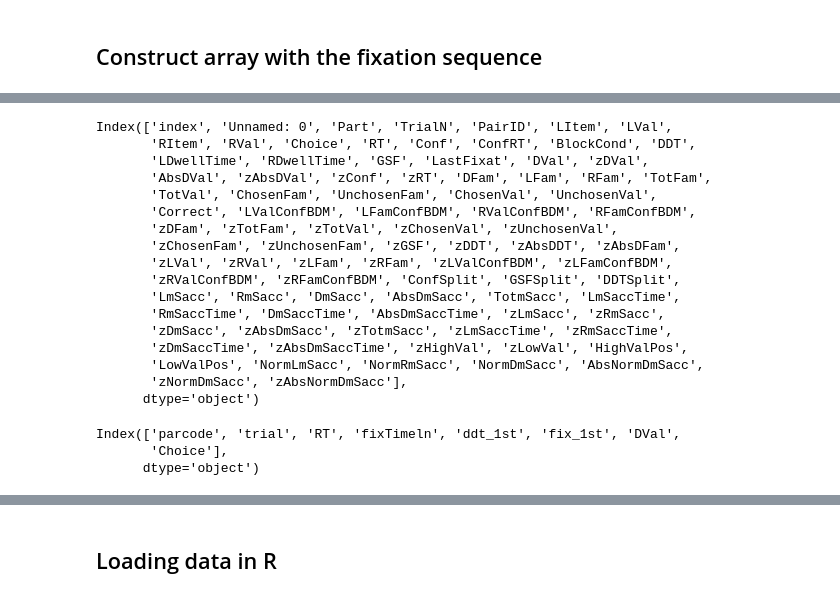
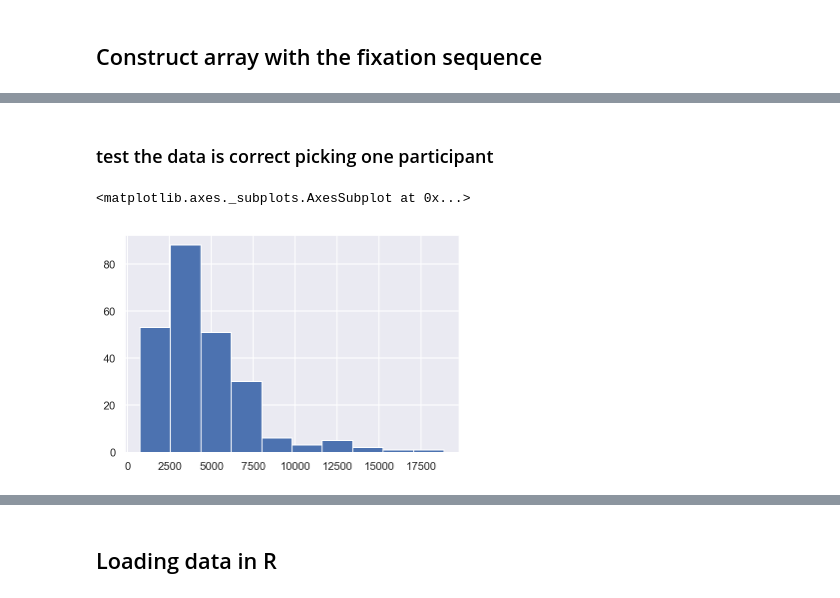
Before and after one commit to pradysepulveda/FF2018, a Jupyter notebook: FF2018_FixationsAnalysis_1stPhase_31.ipynb, the cells around one changed output, grey strips where cells are left out. Saved outputs shown, nothing was run; the diff lists cells and outputs as text; code cells hidden in the pictures.

```diff
--- a/FF2018_FixationsAnalysis_1stPhase_31.ipynb
+++ b/FF2018_FixationsAnalysis_1stPhase_31.ipynb
@@ -295,5 +238,6 @@ fixation_timeline
 # %%
-first_phase_time = int(500/10)
+XX_milisecs = 1000
+first_phase_time = int(XX_milisecs/10)
 
 fix_1stPhase = []
 ddt_1stPhase = []
@@ -324,3 +268,18 @@ for i in range(len(par_list)):
                     ddt_1stPhase.append(np.nan)
                 else:
                     ddt_1stPhase.append((right_time - left_time) / (right_time + left_time))
+
+
+# add extra columns
+fixation_timeline['ddt_1st'] = ddt_1stPhase
+fixation_timeline['zddt_1st'] = z_score1(fixation_timeline,'parcode',"ddt_1st")
+fixation_timeline['fixTimeln_1st'] = fix_1stPhase
+fixation_timeline['zDVal'] = data_exp1['zDVal'].values
+fixation_timeline['Choice'] = data_exp1['Choice'].values
+fixation_timeline['zRT'] = data_exp1['zRT'].values
+fixation_timeline['Block'] = data_exp1['BlockCond'].values
+fixation_timeline['zDDT'] = data_exp1['zDDT'].values
+
+# erase  unnecesary columns
+fixation_timeline_R = fixation_timeline.copy()
+fixation_timeline_R =fixation_timeline_R.drop(columns=['fixTimeln', 'fixTimeln_1st'])
@@ -382,31 +285,0 @@ Index(['index', 'Unnamed: 0', 'Part', 'TrialN', 'PairID', 'LItem', 'LVal',
-# %%
-data_exp1.columns
-# %% [output]
-Index(['index', 'Unnamed: 0', 'Part', 'TrialN', 'PairID', 'LItem', 'LVal',
-       'RItem', 'RVal', 'Choice', 'RT', 'Conf', 'ConfRT', 'BlockCond', 'DDT',
-       'LDwellTime', 'RDwellTime', 'GSF', 'LastFixat', 'DVal', 'zDVal',
-       'AbsDVal', 'zAbsDVal', 'zConf', 'zRT', 'DFam', 'LFam', 'RFam', 'TotFam',
-       'TotVal', 'ChosenFam', 'UnchosenFam', 'ChosenVal', 'UnchosenVal',
-       'Correct', 'LValConfBDM', 'LFamConfBDM', 'RValConfBDM', 'RFamConfBDM',
-       'zDFam', 'zTotFam', 'zTotVal', 'zChosenVal', 'zUnchosenVal',
-       'zChosenFam', 'zUnchosenFam', 'zGSF', 'zDDT', 'zAbsDDT', 'zAbsDFam',
-       'zLVal', 'zRVal', 'zLFam', 'zRFam', 'zLValConfBDM', 'zLFamConfBDM',
-       'zRValConfBDM', 'zRFamConfBDM', 'ConfSplit', 'GSFSplit', 'DDTSplit',
-       'LmSacc', 'RmSacc', 'DmSacc', 'AbsDmSacc', 'TotmSacc', 'LmSaccTime',
-       'RmSaccTime', 'DmSaccTime', 'AbsDmSaccTime', 'zLmSacc', 'zRmSacc',
-       'zDmSacc', 'zAbsDmSacc', 'zTotmSacc', 'zLmSaccTime', 'zRmSaccTime',
-       'zDmSaccTime', 'zAbsDmSaccTime', 'zHighVal', 'zLowVal', 'HighValPos',
-       'LowValPos', 'NormLmSacc', 'NormRmSacc', 'NormDmSacc', 'AbsNormDmSacc',
-       'zNormDmSacc', 'zAbsNormDmSacc'],
-      dtype='object')
-# %%
-fixation_timeline['ddt_1st'] = ddt_1stPhase
-fixation_timeline['fixTimeln_1st'] = fix_1stPhase
-fixation_timeline['DVal'] = data_exp1['DVal'].values
-fixation_timeline['Choice'] = data_exp1['Choice'].values
-# %%
-fixation_timeline.columns
-# %% [output]
-Index(['parcode', 'trial', 'RT', 'fixTimeln', 'ddt_1st', 'fix_1st', 'DVal',
-       'Choice'],
-      dtype='object')
@@ -415,0 +286,7 @@ fixation_timeline_R.drop(columns=['B', 'Choice'])
+# %% [markdown]
+### test the data is correct picking one participant
+# %%
+fixation_timeline.loc[ fixation_timeline["parcode"] == 35]['RT'].hist()
+# %% [output]
+<matplotlib.axes._subplots.AxesSubplot at 0x...>
+[figure, added]
```
Also changed, not shown: parts of 108 cells of this notebook, 8 other files.
